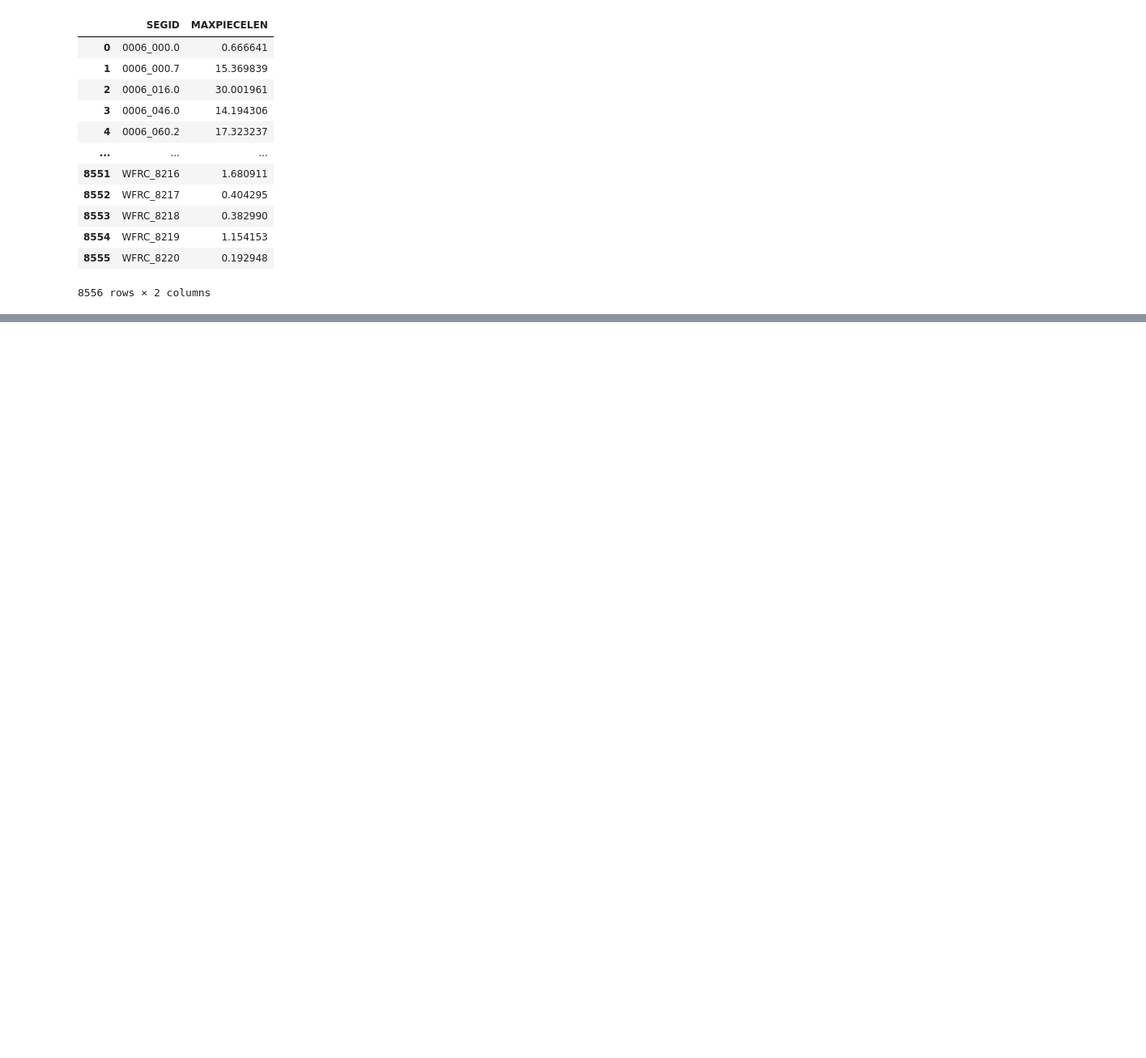
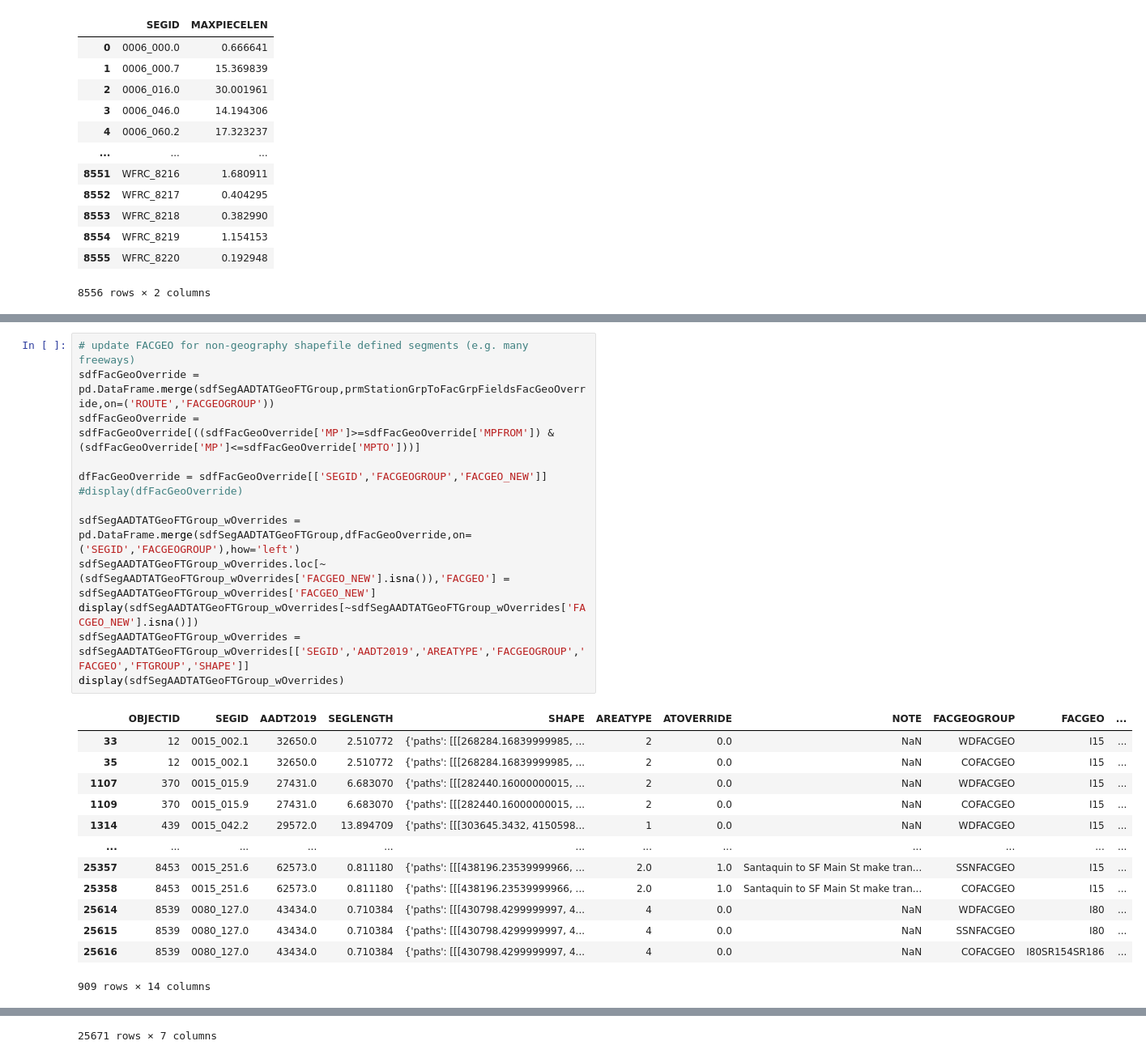
Before and after one commit to WFRCAnalytics/DATA-UDOT-Segment-Factors, a Jupyter notebook: 8_Prepare-Segments.ipynb, the cells around one changed output, grey strips where cells are left out. Shown at 81% size. Cells and saved outputs as stored; diff of their text form; blank space fills up the shorter version.

```diff
--- a/8_Prepare-Segments.ipynb
+++ b/8_Prepare-Segments.ipynb
@@ -664,0 +1158,27 @@ dfSegmentsGeo
+# %%
+# update FACGEO for non-geography shapefile defined segments (e.g. many freeways)
+sdfFacGeoOverride = pd.DataFrame.merge(sdfSegAADTATGeoFTGroup,prmStationGrpToFacGrpFieldsFacGeoOverride,on=('ROUTE','FACGEOGROUP'))
+sdfFacGeoOverride = sdfFacGeoOverride[((sdfFacGeoOverride['MP']>=sdfFacGeoOverride['MPFROM']) & (sdfFacGeoOverride['MP']<=sdfFacGeoOverride['MPTO']))]
+
+dfFacGeoOverride = sdfFacGeoOverride[['SEGID','FACGEOGROUP','FACGEO_NEW']]
+#display(dfFacGeoOverride)
+
+sdfSegAADTATGeoFTGroup_wOverrides = pd.DataFrame.merge(sdfSegAADTATGeoFTGroup,dfFacGeoOverride,on=('SEGID','FACGEOGROUP'),how='left')
+sdfSegAADTATGeoFTGroup_wOverrides.loc[~(sdfSegAADTATGeoFTGroup_wOverrides['FACGEO_NEW'].isna()),'FACGEO'] = sdfSegAADTATGeoFTGroup_wOverrides['FACGEO_NEW']
+display(sdfSegAADTATGeoFTGroup_wOverrides[~sdfSegAADTATGeoFTGroup_wOverrides['FACGEO_NEW'].isna()])
+sdfSegAADTATGeoFTGroup_wOverrides = sdfSegAADTATGeoFTGroup_wOverrides[['SEGID','AADT2019','AREATYPE','FACGEOGROUP','FACGEO','FTGROUP','SHAPE']]
+display(sdfSegAADTATGeoFTGroup_wOverrides)
+# %% [output]
+|  | OBJECTID | SEGID | AADT2019 | SEGLENGTH | SHAPE | AREATYPE | ATOVERRIDE | NOTE | FACGEOGROUP | FACGEO | ... |
+| 33 | 12 | 0015_002.1 | 32650.0 | 2.510772 | {'paths': [[[268284.16839999985, ... | 2 | 0.0 | NaN | WDFACGEO | I15 | ... |
+| 35 | 12 | 0015_002.1 | 32650.0 | 2.510772 | {'paths': [[[268284.16839999985, ... | 2 | 0.0 | NaN | COFACGEO | I15 | ... |
+| 1107 | 370 | 0015_015.9 | 27431.0 | 6.683070 | {'paths': [[[282440.16000000015, ... | 2 | 0.0 | NaN | WDFACGEO | I15 | ... |
+| 1109 | 370 | 0015_015.9 | 27431.0 | 6.683070 | {'paths': [[[282440.16000000015, ... | 2 | 0.0 | NaN | COFACGEO | I15 | ... |
+| 1314 | 439 | 0015_042.2 | 29572.0 | 13.894709 | {'paths': [[[303645.3432, 4150598... | 1 | 0.0 | NaN | WDFACGEO | I15 | ... |
+| ... | ... | ... | ... | ... | ... | ... | ... | ... | ... | ... | ... |
+| 25357 | 8453 | 0015_251.6 | 62573.0 | 0.811180 | {'paths': [[[438196.23539999966, ... | 2.0 | 1.0 | Santaquin to SF Main St make tran... | SSNFACGEO | I15 | ... |
+| 25358 | 8453 | 0015_251.6 | 62573.0 | 0.811180 | {'paths': [[[438196.23539999966, ... | 2.0 | 1.0 | Santaquin to SF Main St make tran... | COFACGEO | I15 | ... |
+| 25614 | 8539 | 0080_127.0 | 43434.0 | 0.710384 | {'paths': [[[430798.4299999997, 4... | 4 | 0.0 | NaN | WDFACGEO | I80 | ... |
+| 25615 | 8539 | 0080_127.0 | 43434.0 | 0.710384 | {'paths': [[[430798.4299999997, 4... | 4 | 0.0 | NaN | SSNFACGEO | I80 | ... |
+| 25616 | 8539 | 0080_127.0 | 43434.0 | 0.710384 | {'paths': [[[430798.4299999997, 4... | 4 | 0.0 | NaN | COFACGEO | I80SR154SR186 | ... |
+909 rows × 14 columns
@@ -664,0 +1197 @@ dfSegmentsGeo
+25671 rows × 7 columns
```
Also changed, not shown: parts of 72 cells of this notebook, 55 other files.
